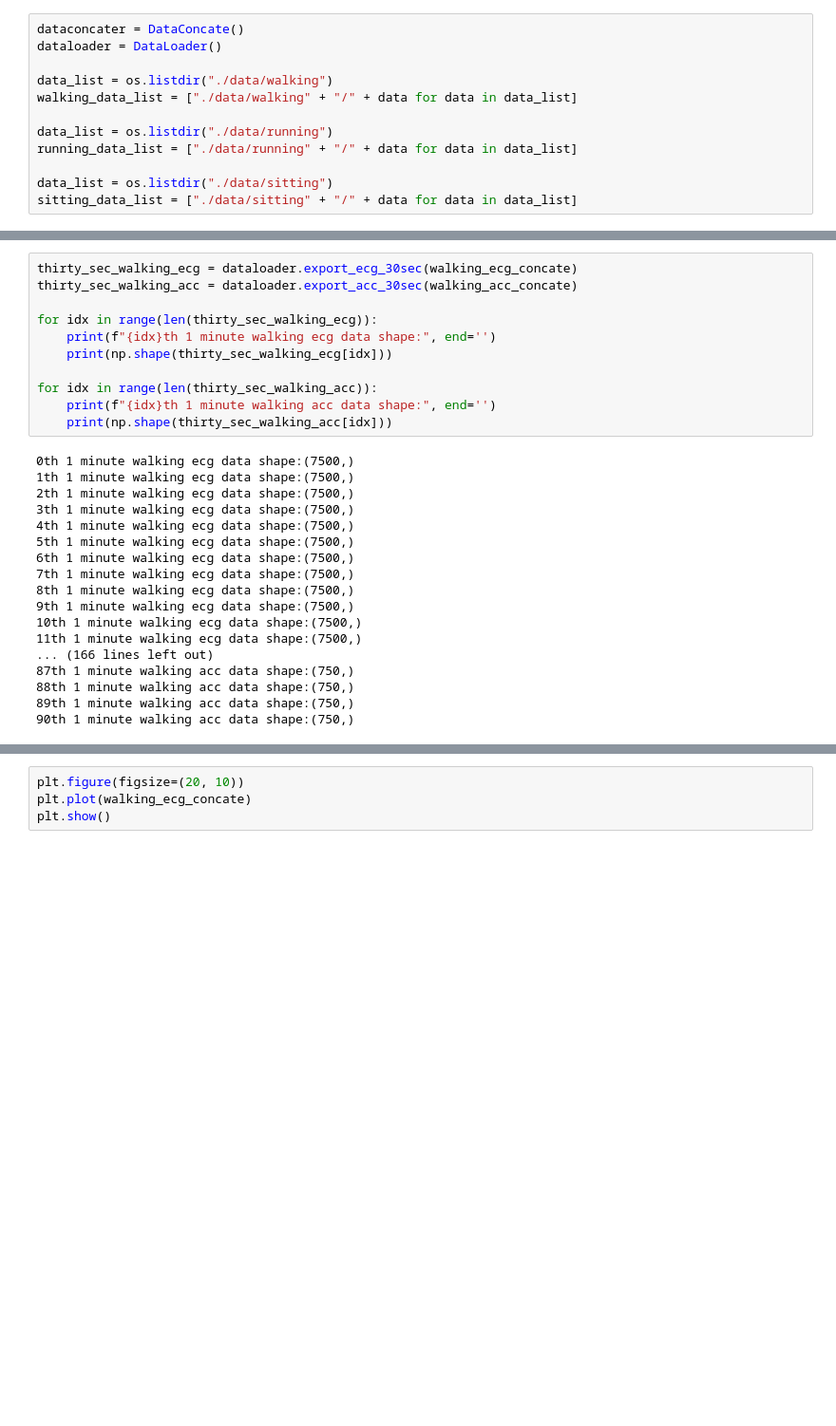
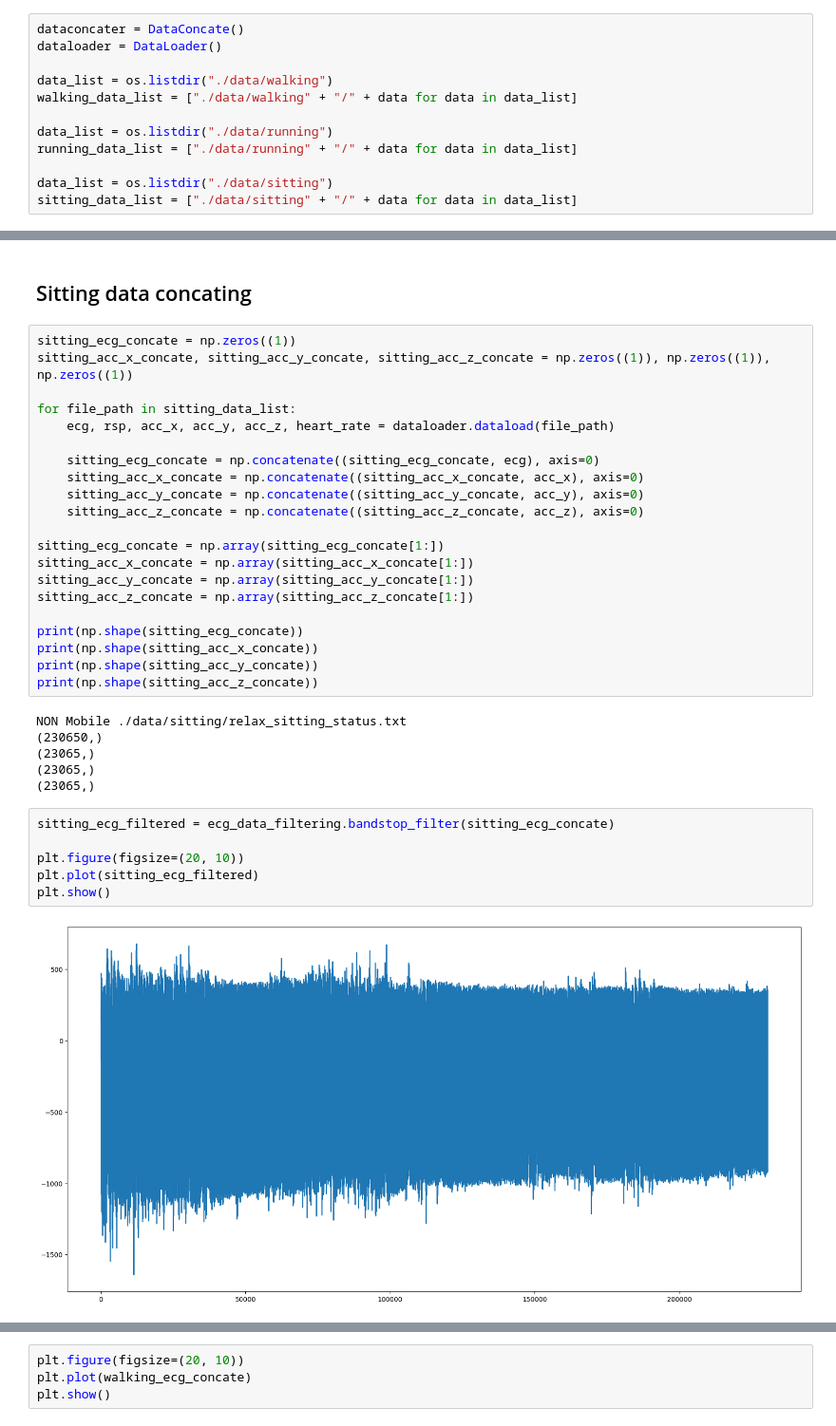
Before and after one commit to insung3511/ecg-estimate-walk, a Jupyter notebook: data_plotting.ipynb, the cells around one changed output, grey strips where cells are left out. Shown at 95% size. Drawn from its saved outputs; the diff is of its cells as text; blank space fills up the shorter version.

```diff
--- a/data_plotting.ipynb
+++ b/data_plotting.ipynb
@@ -64,29 +29,37 @@ MOBILE ./data/walking/mobile_ground_walking_2.txt
-# %%
-thirty_sec_walking_ecg = dataloader.export_ecg_30sec(walking_ecg_concate)
-thirty_sec_walking_acc = dataloader.export_acc_30sec(walking_acc_concate)
-
-for idx in range(len(thirty_sec_walking_ecg)):
-    print(f"{idx}th 1 minute walking ecg data shape:", end='')
-    print(np.shape(thirty_sec_walking_ecg[idx]))
-
-for idx in range(len(thirty_sec_walking_acc)):
-    print(f"{idx}th 1 minute walking acc data shape:", end='')
-    print(np.shape(thirty_sec_walking_acc[idx]))
-# %% [output]
-0th 1 minute walking ecg data shape:(7500,)
-1th 1 minute walking ecg data shape:(7500,)
-2th 1 minute walking ecg data shape:(7500,)
-3th 1 minute walking ecg data shape:(7500,)
-4th 1 minute walking ecg data shape:(7500,)
-5th 1 minute walking ecg data shape:(7500,)
-6th 1 minute walking ecg data shape:(7500,)
-7th 1 minute walking ecg data shape:(7500,)
-8th 1 minute walking ecg data shape:(7500,)
-9th 1 minute walking ecg data shape:(7500,)
-10th 1 minute walking ecg data shape:(7500,)
-11th 1 minute walking ecg data shape:(7500,)
-... (166 lines left out)
-87th 1 minute walking acc data shape:(750,)
-88th 1 minute walking acc data shape:(750,)
-89th 1 minute walking acc data shape:(750,)
-90th 1 minute walking acc data shape:(750,)
+# %% [markdown]
+## Sitting data concating
+# %%
+sitting_ecg_concate = np.zeros((1))
+sitting_acc_x_concate, sitting_acc_y_concate, sitting_acc_z_concate = np.zeros((1)), np.zeros((1)), np.zeros((1))
+
+for file_path in sitting_data_list:
+    ecg, rsp, acc_x, acc_y, acc_z, heart_rate = dataloader.dataload(file_path)
+
+    sitting_ecg_concate = np.concatenate((sitting_ecg_concate, ecg), axis=0)
+    sitting_acc_x_concate = np.concatenate((sitting_acc_x_concate, acc_x), axis=0)
+    sitting_acc_y_concate = np.concatenate((sitting_acc_y_concate, acc_y), axis=0)
+    sitting_acc_z_concate = np.concatenate((sitting_acc_z_concate, acc_z), axis=0)
+
+sitting_ecg_concate = np.array(sitting_ecg_concate[1:])
+sitting_acc_x_concate = np.array(sitting_acc_x_concate[1:])
+sitting_acc_y_concate = np.array(sitting_acc_y_concate[1:])
+sitting_acc_z_concate = np.array(sitting_acc_z_concate[1:])
+
+print(np.shape(sitting_ecg_concate))
+print(np.shape(sitting_acc_x_concate))
+print(np.shape(sitting_acc_y_concate))
+print(np.shape(sitting_acc_z_concate))
+# %% [output]
+NON Mobile ./data/sitting/relax_sitting_status.txt
+(230650,)
+(23065,)
+(23065,)
+(23065,)
+# %%
+sitting_ecg_filtered = ecg_data_filtering.bandstop_filter(sitting_ecg_concate)
+
+plt.figure(figsize=(20, 10))
+plt.plot(sitting_ecg_filtered)
+plt.show()
+# %% [output]
+[figure, added]
```
Also changed, not shown: parts of 16 cells of this notebook, 3 other files.
